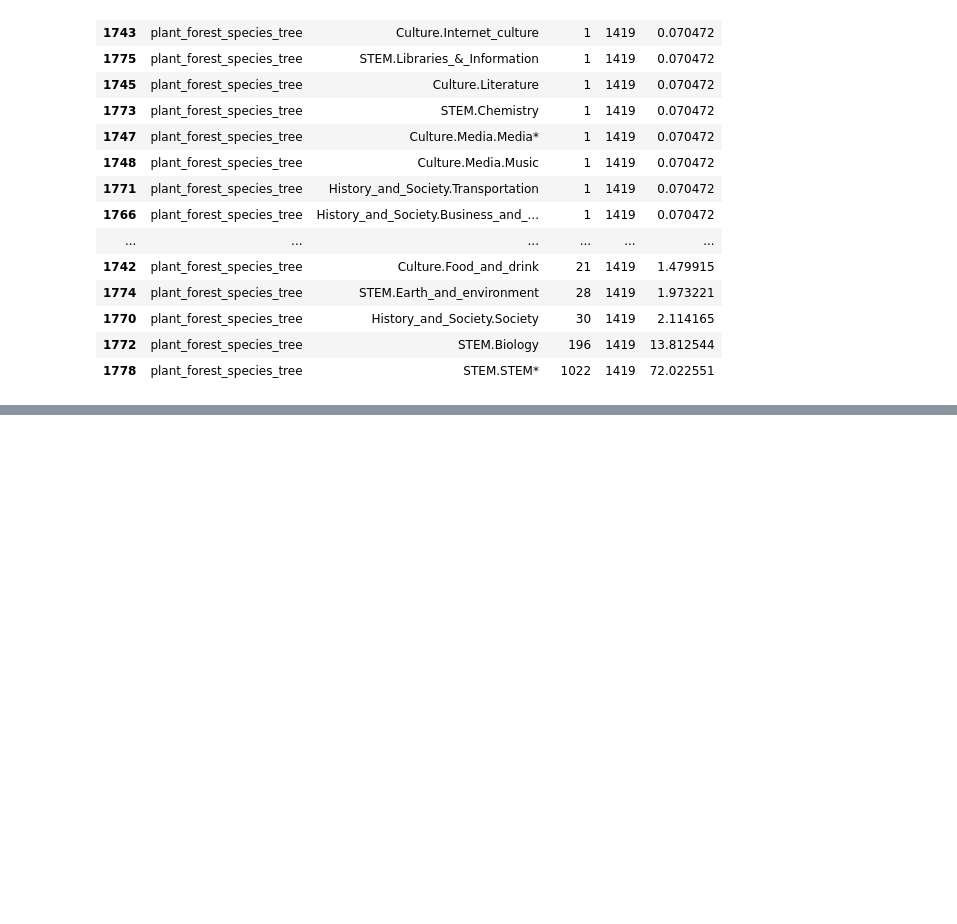
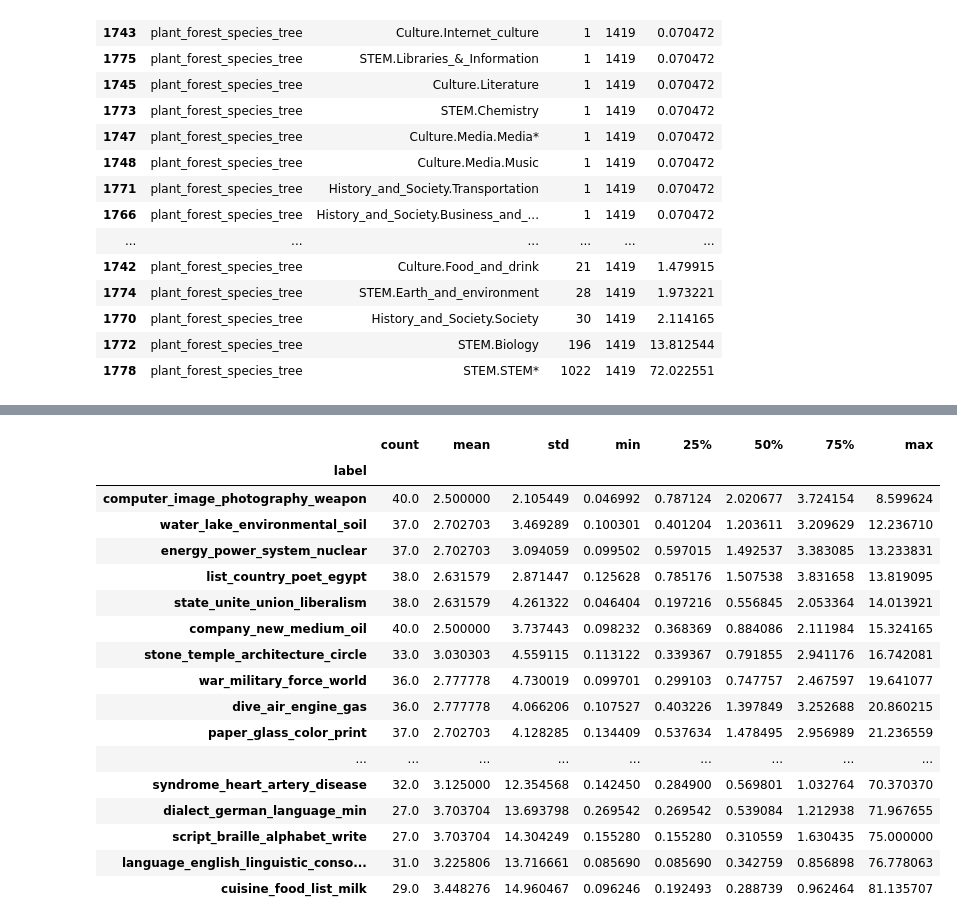
Before and after one commit to jmaddock/knowledge_graph, a Jupyter notebook: eval_2_clustered_ORES_comparison_6-8-20.ipynb, the cells around one changed output, grey strips where cells are left out. Cells and saved outputs as stored; diff of their text form; code cells hidden in the pictures; blank space fills up the shorter version.

```diff
--- a/eval_2_clustered_ORES_comparison_6-8-20.ipynb
+++ b/eval_2_clustered_ORES_comparison_6-8-20.ipynb
@@ -26,6 +26,7 @@ import matplotlib
 
 matplotlib.style.use('ggplot')
 pd.set_option("display.min_rows", 100)
+pd.set_option("display.max_rows", 100)
 # %% [markdown]
 ### Notebook Setup
 Import edcast data from json file and create pandas dataframe.  Import ORES predictions from https://figshare.com/articles/Topics_for_each_Wikipedia_Article_across_Languages/12127434 merge with edcast dataframe.
@@ -363,3 +364,17 @@ FILEPATH = '/Users/klogg/research_data/wmf_knowledge_graph/topics/labeled_enwiki
 
 with open(FILEPATH) as json_file:
     ground_truth_topics = [json.loads(line) for line in json_file]
+# %%
+dt_list = []
+
+for article in ground_truth_topics:
+    if len(article['topics']) > 0:
+        article_dict = {
+            'topic':article['topics'][0],
+            'title':article['title']
+        }
+        dt_list.append(article_dict)
+
+dt_df = pd.DataFrame(dt_list)
+# %%
+dt_df = dt_df.merge(df, on='title', how='inner')
@@ -365,0 +395,25 @@ with open(FILEPATH) as json_file:
+# %%
+percent_df = dt_df.groupby(['label','topic']).size().to_frame('count').reset_index()
+percent_df['sum'] = percent_df.groupby('label')['count'].transform(sum)
+percent_df['percent'] = (percent_df['count'].divide(percent_df['sum']))*100
+percent_df.sort_values(['label','percent'])
+percent_df.groupby('label')['percent'].describe().sort_values('max')
+# %% [output]
+|  | count | mean | std | min | 25% | 50% | 75% | max |
+| label |  |  |  |  |  |  |  |  |
+| computer_image_photography_weapon | 40.0 | 2.500000 | 2.105449 | 0.046992 | 0.787124 | 2.020677 | 3.724154 | 8.599624 |
+| water_lake_environmental_soil | 37.0 | 2.702703 | 3.469289 | 0.100301 | 0.401204 | 1.203611 | 3.209629 | 12.236710 |
+| energy_power_system_nuclear | 37.0 | 2.702703 | 3.094059 | 0.099502 | 0.597015 | 1.492537 | 3.383085 | 13.233831 |
+| list_country_poet_egypt | 38.0 | 2.631579 | 2.871447 | 0.125628 | 0.785176 | 1.507538 | 3.831658 | 13.819095 |
+| state_unite_union_liberalism | 38.0 | 2.631579 | 4.261322 | 0.046404 | 0.197216 | 0.556845 | 2.053364 | 14.013921 |
+| company_new_medium_oil | 40.0 | 2.500000 | 3.737443 | 0.098232 | 0.368369 | 0.884086 | 2.111984 | 15.324165 |
+| stone_temple_architecture_circle | 33.0 | 3.030303 | 4.559115 | 0.113122 | 0.339367 | 0.791855 | 2.941176 | 16.742081 |
+| war_military_force_world | 36.0 | 2.777778 | 4.730019 | 0.099701 | 0.299103 | 0.747757 | 2.467597 | 19.641077 |
+| dive_air_engine_gas | 36.0 | 2.777778 | 4.066206 | 0.107527 | 0.403226 | 1.397849 | 3.252688 | 20.860215 |
+| paper_glass_color_print | 37.0 | 2.702703 | 4.128285 | 0.134409 | 0.537634 | 1.478495 | 2.956989 | 21.236559 |
+| ... | ... | ... | ... | ... | ... | ... | ... | ... |
+| syndrome_heart_artery_disease | 32.0 | 3.125000 | 12.354568 | 0.142450 | 0.284900 | 0.569801 | 1.032764 | 70.370370 |
+| dialect_german_language_min | 27.0 | 3.703704 | 13.693798 | 0.269542 | 0.269542 | 0.539084 | 1.212938 | 71.967655 |
+| script_braille_alphabet_write | 27.0 | 3.703704 | 14.304249 | 0.155280 | 0.155280 | 0.310559 | 1.630435 | 75.000000 |
+| language_english_linguistic_conso... | 31.0 | 3.225806 | 13.716661 | 0.085690 | 0.085690 | 0.342759 | 0.856898 | 76.778063 |
+| cuisine_food_list_milk | 29.0 | 3.448276 | 14.960467 | 0.096246 | 0.192493 | 0.288739 | 0.962464 | 81.135707 |
```
Also changed, not shown: parts of 5 cells of this notebook.
